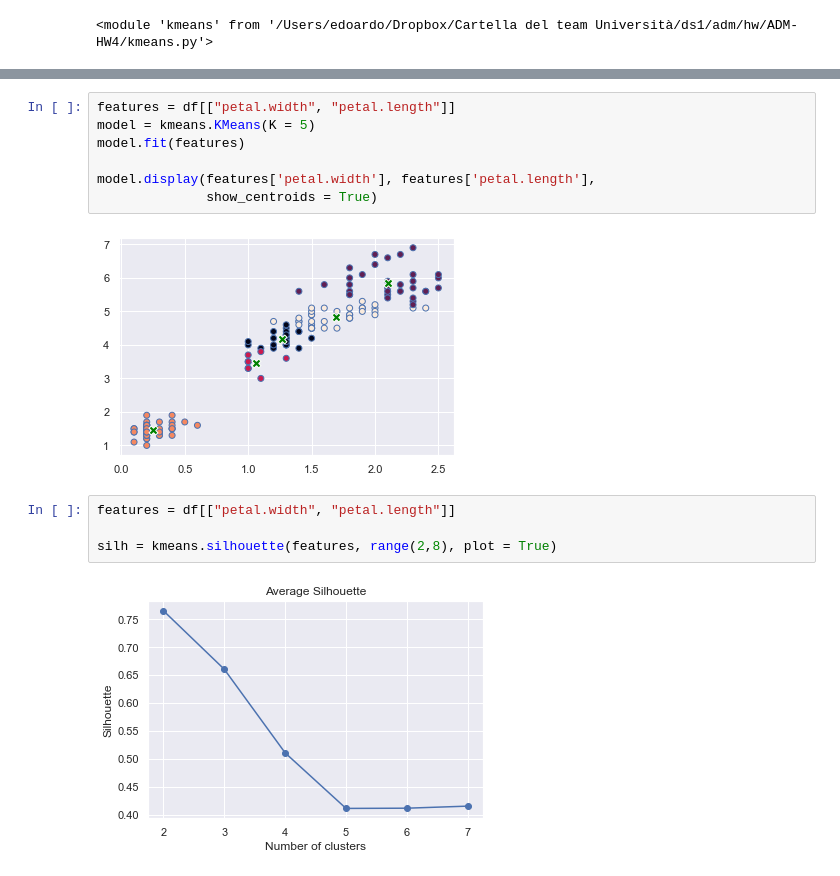
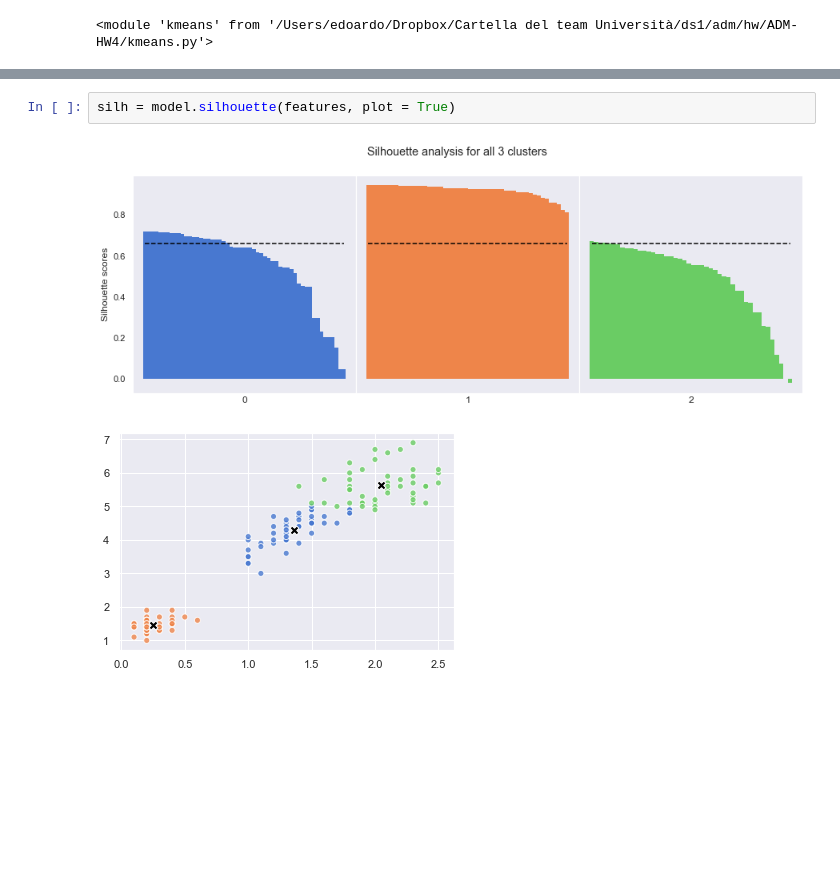
Before and after one commit to ClaraL27/ADM-HW4, a Jupyter notebook: kmeans.ipynb, the cells around one changed output, grey strips where cells are left out. Saved outputs shown, nothing was run; the diff lists cells and outputs as text; blank space fills up the shorter version.

Commit message:
Silhouette analysis plot

```diff
--- a/kmeans.ipynb
+++ b/kmeans.ipynb
@@ -35,15 +28,5 @@ reload(kmeans)
 # %%
-features = df[["petal.width", "petal.length"]]
-model = kmeans.KMeans(K = 5)
-model.fit(features)
-
-model.display(features['petal.width'], features['petal.length'],
-              show_centroids = True)
+silh = model.silhouette(features, plot = True)
 # %% [output]
-[figure, old version]
+[figure, new version]
+[figure, added]
-# %%
-features = df[["petal.width", "petal.length"]]
-
-silh = kmeans.silhouette(features, range(2,8), plot = True)
-# %% [output]
-[figure, removed]
```
Also changed, not shown: parts of 9 cells of this notebook, 1 other file.
